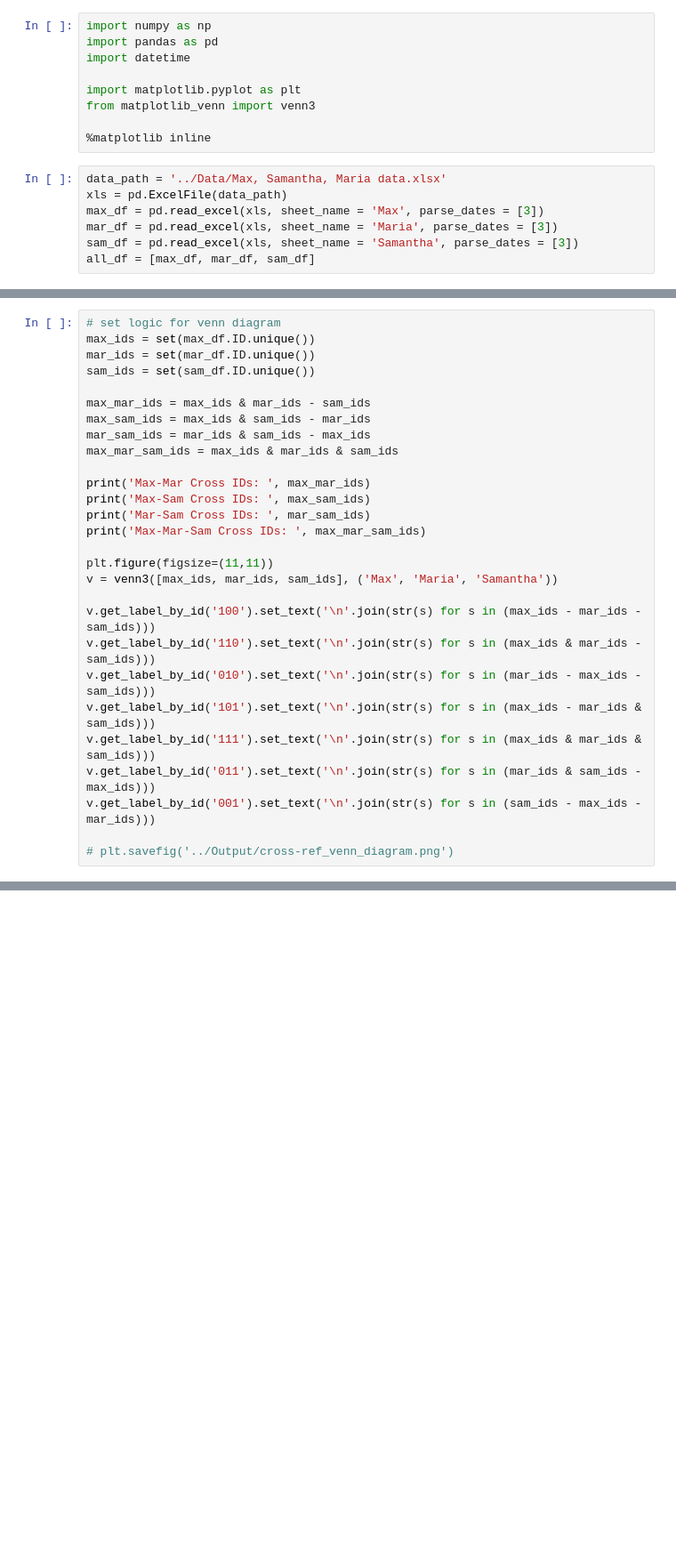
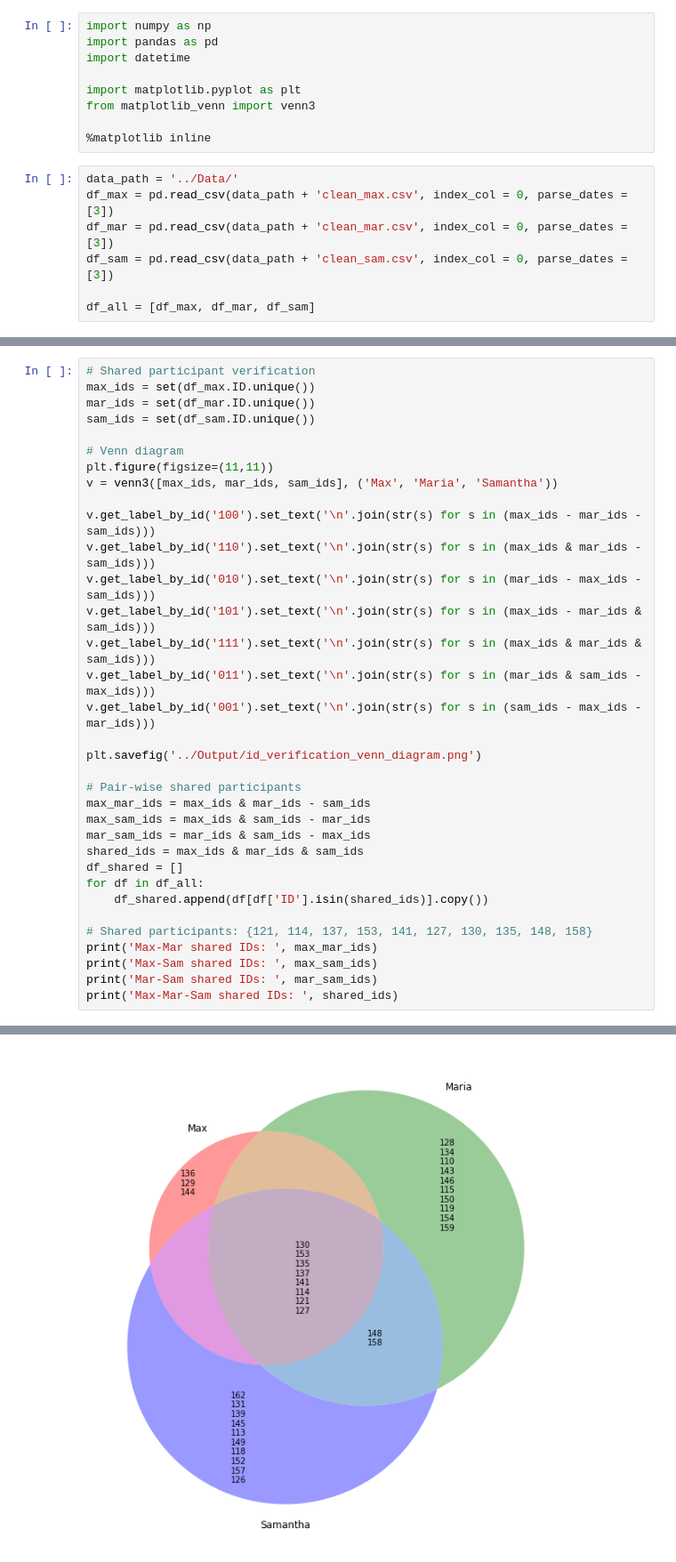
Before and after one commit to jjailer/grocery-receipt-data-cleaning, a Jupyter notebook: Scripts/data_verification.ipynb, the cells around one changed output, grey strips where cells are left out. Shown at 89% size. Drawn from its saved outputs; the diff is of its cells as text; blank space fills up the shorter version.

Commit message:
individuated verification process

```diff
--- a/Scripts/data_verification.ipynb
+++ b/Scripts/data_verification.ipynb
@@ -8,9 +8,9 @@ from matplotlib_venn import venn3
 
 %matplotlib inline
 # %%
-data_path = '../Data/Max, Samantha, Maria data.xlsx'
-xls = pd.ExcelFile(data_path)
-max_df = pd.read_excel(xls, sheet_name = 'Max', parse_dates = [3])
-mar_df = pd.read_excel(xls, sheet_name = 'Maria', parse_dates = [3])
-sam_df = pd.read_excel(xls, sheet_name = 'Samantha', parse_dates = [3])
-all_df = [max_df, mar_df, sam_df]
+data_path = '../Data/'
+df_max = pd.read_csv(data_path + 'clean_max.csv', index_col = 0, parse_dates = [3])
+df_mar = pd.read_csv(data_path + 'clean_mar.csv', index_col = 0, parse_dates = [3])
+df_sam = pd.read_csv(data_path + 'clean_sam.csv', index_col = 0, parse_dates = [3])
+
+df_all = [df_max, df_mar, df_sam]
@@ -17,19 +33,10 @@ all_df = [max_df, mar_df, sam_df]
 # %%
-# set logic for venn diagram
-max_ids = set(max_df.ID.unique())
-mar_ids = set(mar_df.ID.unique())
-sam_ids = set(sam_df.ID.unique())
+# Shared participant verification
+max_ids = set(df_max.ID.unique())
+mar_ids = set(df_mar.ID.unique())
+sam_ids = set(df_sam.ID.unique())
 
-max_mar_ids = max_ids & mar_ids - sam_ids
-max_sam_ids = max_ids & sam_ids - mar_ids
-mar_sam_ids = mar_ids & sam_ids - max_ids
-max_mar_sam_ids = max_ids & mar_ids & sam_ids
-
-print('Max-Mar Cross IDs: ', max_mar_ids)
-print('Max-Sam Cross IDs: ', max_sam_ids)
-print('Mar-Sam Cross IDs: ', mar_sam_ids)
-print('Max-Mar-Sam Cross IDs: ', max_mar_sam_ids)
-
+# Venn diagram
 plt.figure(figsize=(11,11))
 v = venn3([max_ids, mar_ids, sam_ids], ('Max', 'Maria', 'Samantha'))
 
@@ -41,4 +48,20 @@ v.get_label_by_id('111').set_text('\n'.join(str(s) for s in (max_ids & mar_ids &
 v.get_label_by_id('011').set_text('\n'.join(str(s) for s in (mar_ids & sam_ids - max_ids)))
 v.get_label_by_id('001').set_text('\n'.join(str(s) for s in (sam_ids - max_ids - mar_ids)))
 
-# plt.savefig('../Output/cross-ref_venn_diagram.png')
+plt.savefig('../Output/id_verification_venn_diagram.png')
+
+# Pair-wise shared participants
+max_mar_ids = max_ids & mar_ids - sam_ids
+max_sam_ids = max_ids & sam_ids - mar_ids
+mar_sam_ids = mar_ids & sam_ids - max_ids
+shared_ids = max_ids & mar_ids & sam_ids
+df_shared = []
+for df in df_all:
+    df_shared.append(df[df['ID'].isin(shared_ids)].copy())
+
+# Shared participants: {121, 114, 137, 153, 141, 127, 130, 135, 148, 158}
+print('Max-Mar shared IDs: ', max_mar_ids)
+print('Max-Sam shared IDs: ', max_sam_ids)
+print('Mar-Sam shared IDs: ', mar_sam_ids)
+print('Max-Mar-Sam shared IDs: ', shared_ids)
+# %% [output]
@@ -45 +72,2 @@ v.get_label_by_id('001').set_text('\n'.join(str(s) for s in (sam_ids - max_ids -
+[figure, added]
 # %%
```
Also changed, not shown: parts of 8 cells of this notebook, 2 other files.
